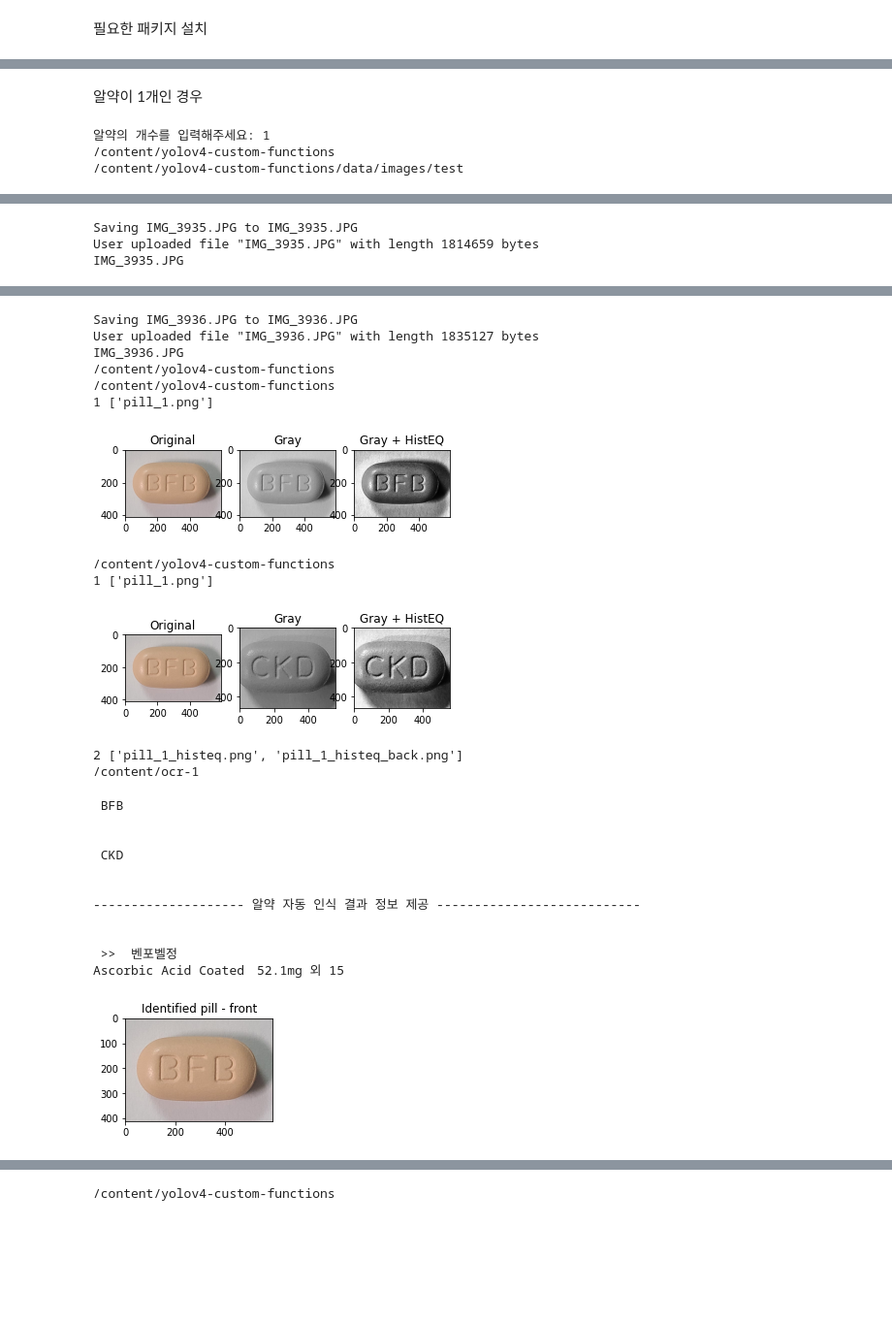
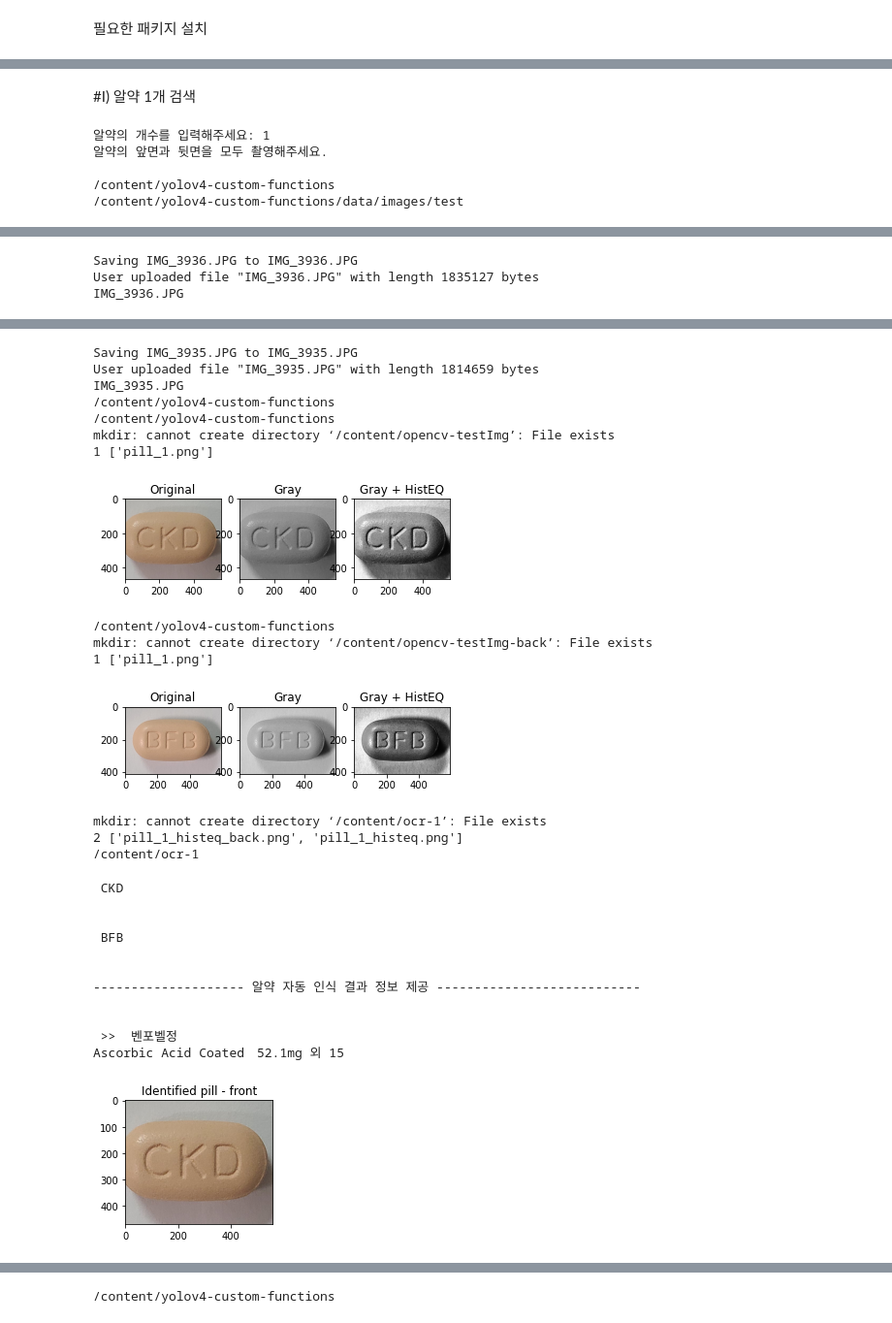
Before and after one commit to jung-youjin/dip-pillow, a Jupyter notebook: colab/(찐)FinalCode_NEW.ipynb, the cells around one changed output, grey strips where cells are left out. Shown: that part at 97% size. Saved outputs shown, nothing was run; the diff lists cells and outputs as text; code cells hidden in the pictures; blank space fills up the shorter version.

```diff
--- a/colab/(찐)FinalCode_NEW.ipynb
+++ b/colab/(찐)FinalCode_NEW.ipynb
@@ -233,14 +240,15 @@ Processing triggers for hicolor-icon-theme (0.17-2) ...
 Processing triggers for mime-support (3.60ubuntu1) ...
 Processing triggers for libc-bin (2.27-3ubuntu1.2) ...
 /sbin/ldconfig.real: /usr/local/lib/python3.7/dist-packages/ideep4py/lib/libmkldnn.so.0 is not a symbolic link
-# %% [markdown]
-알약이 1개인 경우
+# %% [markdown]
+#I) 알약 1개 검색
 # %%
 # special case (if == 1)
 
 search = input("알약의 개수를 입력해주세요: ")
 
 if search == '1':
+  print('알약의 앞면과 뒷면을 모두 촬영해주세요.\n')
   %cd /content/yolov4-custom-functions
   !rm -rf /content/yolov4-custom-functions/data/images/test
 
@@ -412,7 +420,7 @@ if search == '1':
 
   searchButton = driver.find_element_by_xpath('//*[@id="btn_idfysearch"]').click()
 
-  driver.implicitly_wait(15) # wait for loading 10seconds
+  driver.implicitly_wait(20) # wait for loading 10seconds
 
   searchNum = driver.find_element_by_xpath('//*[@id="idfy_total_cnt_view"]')
   driver.implicitly_wait(5) # wait for loading 10seconds
@@ -443,56 +451,61 @@ if search == '1':
   imgFile = 'pill_' + str(inc) + '.png'
 
 
-  i = i+1
+  #i = i+1
   orgin_img = cv2.imread('/content/opencv-testImg-back/pill_%s.png' %i)
   img2 = cv2.cvtColor(orgin_img, cv2.COLOR_BGR2RGB)
 
   plt.subplot(122),plt.imshow(img2),plt.title('Identified pill - back')
   plt.show()
 
 
   if (searchNumText == "0" or searchNumText == "24306"):
     print("\n-------- 검색된 결과값이 없습니다 --------------\n")
     print("\n***************************************")
     print("\n********* 다시 촬영해 주세요 **********\n")
     print("***************************************\n")
     print("\n----------------------------------------------------------\n")
 
   else:
     result = driver.find_element_by_xpath('/html/body/div[1]/section/section/section/article[2]/article/table[1]/tbody/tr[3]/td[2]')
     pillName = line.rstrip("\n")
     print("\n\n-------- 검색된 %s의 약학정보원 결과값 ---------------------------------\n\n" %pillName)
     print(result.text) #엔터
     page = driver.find_element_by_xpath('/html/body/div[1]/section/section/section/article[2]/article/table[1]/tbody/tr[3]/td[7]').click()
     detail = driver.find_element_by_xpath('/html/body/div[1]/section/section/section/article[1]/div/a[1]').click()
     table = driver.find_element_by_xpath('/html/body/div[2]/section/section/section/article[1]/table')
     print(table.text)
     print("\n----------------------------------------------------------\n")
 # %% [output]
 알약의 개수를 입력해주세요: 1
+알약의 앞면과 뒷면을 모두 촬영해주세요.
+
 /content/yolov4-custom-functions
 /content/yolov4-custom-functions/data/images/test
 [interactive output not drawn]
-Saving IMG_3935.JPG to IMG_3935.JPG
-User uploaded file "IMG_3935.JPG" with length 1814659 bytes
-IMG_3935.JPG
+Saving IMG_3936.JPG to IMG_3936.JPG
+User uploaded file "IMG_3936.JPG" with length 1835127 bytes
+IMG_3936.JPG
 [interactive output not drawn]
-Saving IMG_3936.JPG to IMG_3936.JPG
-User uploaded file "IMG_3936.JPG" with length 1835127 bytes
-IMG_3936.JPG
+Saving IMG_3935.JPG to IMG_3935.JPG
+User uploaded file "IMG_3935.JPG" with length 1814659 bytes
+IMG_3935.JPG
 /content/yolov4-custom-functions
 /content/yolov4-custom-functions
+mkdir: cannot create directory ‘/content/opencv-testImg’: File exists
 1 ['pill_1.png']
-[figure, old version]
+[figure, new version]
 /content/yolov4-custom-functions
+mkdir: cannot create directory ‘/content/opencv-testImg-back’: File exists
 1 ['pill_1.png']
-[figure, old version]
+[figure, new version]
-2 ['pill_1_histeq.png', 'pill_1_histeq_back.png']
+mkdir: cannot create directory ‘/content/ocr-1’: File exists
+2 ['pill_1_histeq_back.png', 'pill_1_histeq.png']
 /content/ocr-1
- BFB
+ CKD
 
 
- CKD
+ BFB
 
 
 -------------------- 알약 자동 인식 결과 정보 제공 ---------------------------
@@ -500,7 +513,7 @@ IMG_3936.JPG
 
  >>  벤포벨정
 Ascorbic Acid Coated　52.1mg 외 15
-[figure, old version]
+[figure, new version]
 [figure]
 -------- 검색된 벤포벨정
 Ascorbic Acid Coated　52.1mg 외 15의 약학정보원 결과값 ---------------------------------
```
Also changed, not shown: parts of 20 cells of this notebook.
